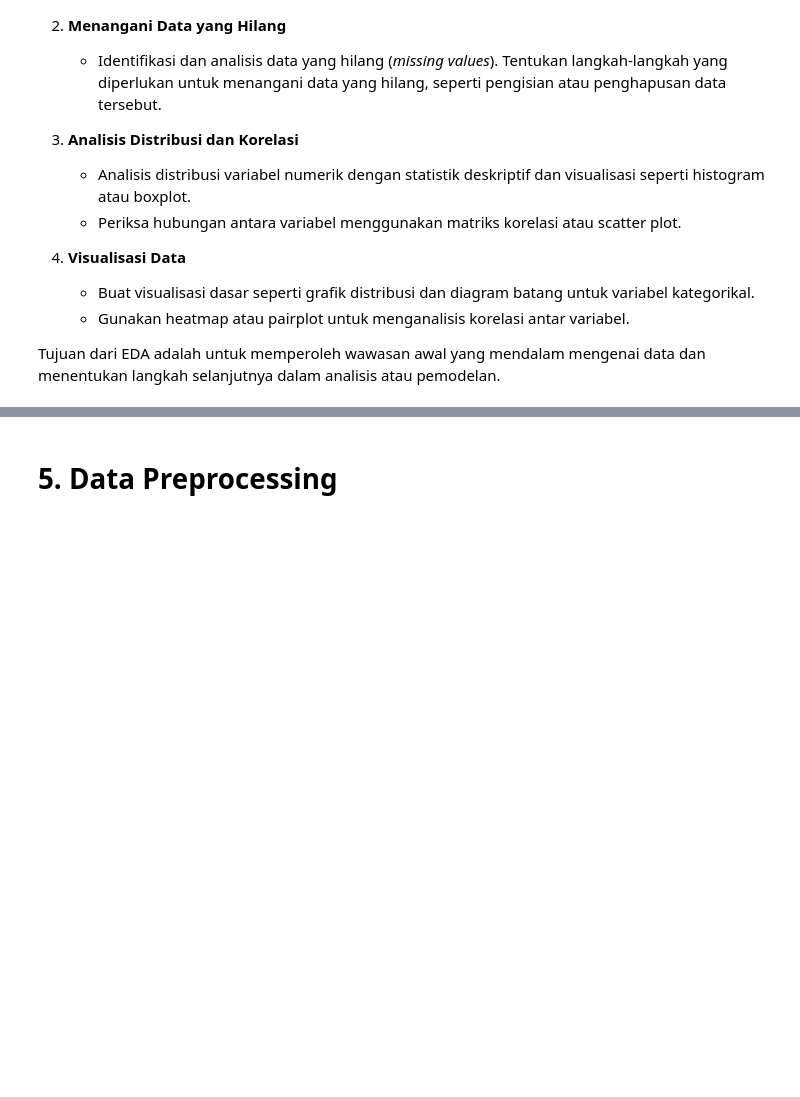
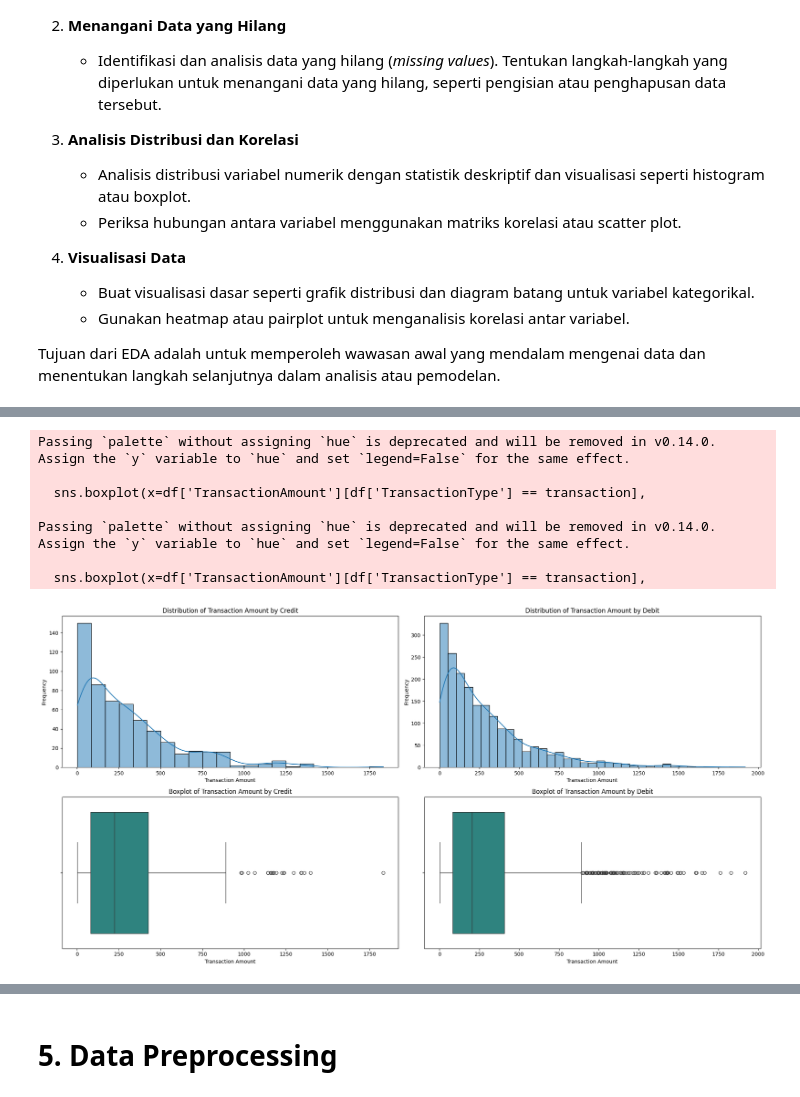
Before and after one commit to hayhalo/Project-Akhir-Belajar-ML-untuk-Pemula, a Jupyter notebook: [Clustering]_Submission_Akhir_BMLP_Muhammad Husni Zahran Nugrahanto.ipynb, the cells around one changed output, grey strips where cells are left out. Drawn from its saved outputs; the diff is of its cells as text; code cells hidden in the pictures; blank space fills up the shorter version.

```diff
--- a/[Clustering]_Submission_Akhir_BMLP_Muhammad Husni Zahran Nugrahanto.ipynb
+++ b/[Clustering]_Submission_Akhir_BMLP_Muhammad Husni Zahran Nugrahanto.ipynb
@@ -59,0 +206,29 @@ Tujuan dari EDA adalah untuk memperoleh wawasan awal yang mendalam mengenai data
+# %%
+fig, ax = plt.subplots(2, 2, figsize=(20, 10))
+transaction_types = ['Credit', 'Debit']
+
+for i, transaction in enumerate(transaction_types):
+    sns.histplot(df['TransactionAmount'][df['TransactionType'] == transaction],
+                 palette='viridis', kde=True, ax=ax[0, i])
+    ax[0, i].set_title(f'Distribution of Transaction Amount by {transaction}')
+    ax[0, i].set_xlabel('Transaction Amount')
+    ax[0, i].set_ylabel('Frequency')
+
+for i, transaction in enumerate(transaction_types):
+    sns.boxplot(x=df['TransactionAmount'][df['TransactionType'] == transaction],
+                palette='viridis', ax=ax[1, i])
+    ax[1, i].set_title(f'Boxplot of Transaction Amount by {transaction}')
+    ax[1, i].set_xlabel('Transaction Amount')
+    ax[1, i].set_ylabel('')
+
+plt.tight_layout()
+plt.show()
+# %% [output]
+Passing `palette` without assigning `hue` is deprecated and will be removed in v0.14.0. Assign the `y` variable to `hue` and set `legend=False` for the same effect.
+
+  sns.boxplot(x=df['TransactionAmount'][df['TransactionType'] == transaction],
+
+Passing `palette` without assigning `hue` is deprecated and will be removed in v0.14.0. Assign the `y` variable to `hue` and set `legend=False` for the same effect.
+
+  sns.boxplot(x=df['TransactionAmount'][df['TransactionType'] == transaction],
+[figure, added]
```
Also changed, not shown: parts of 24 cells of this notebook.
